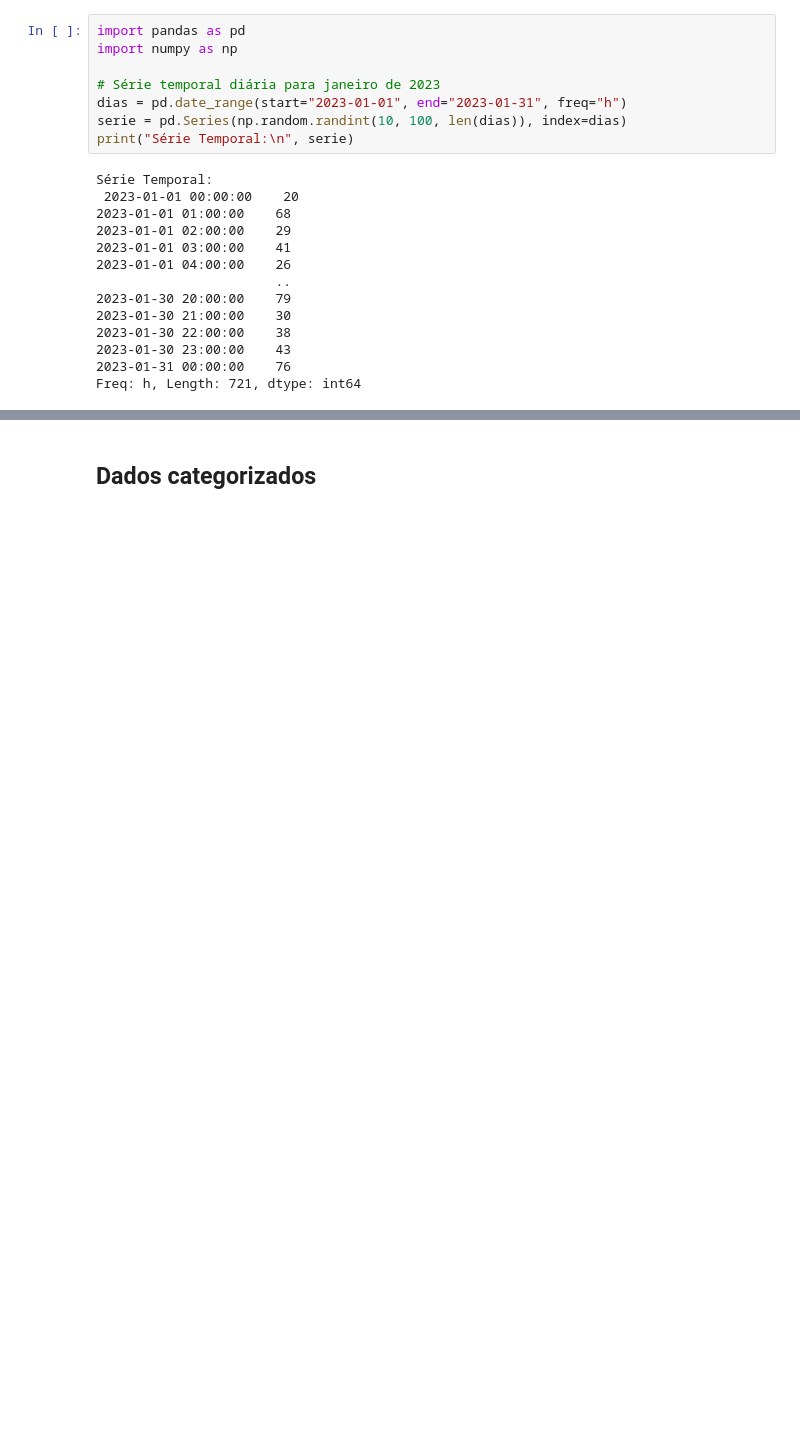
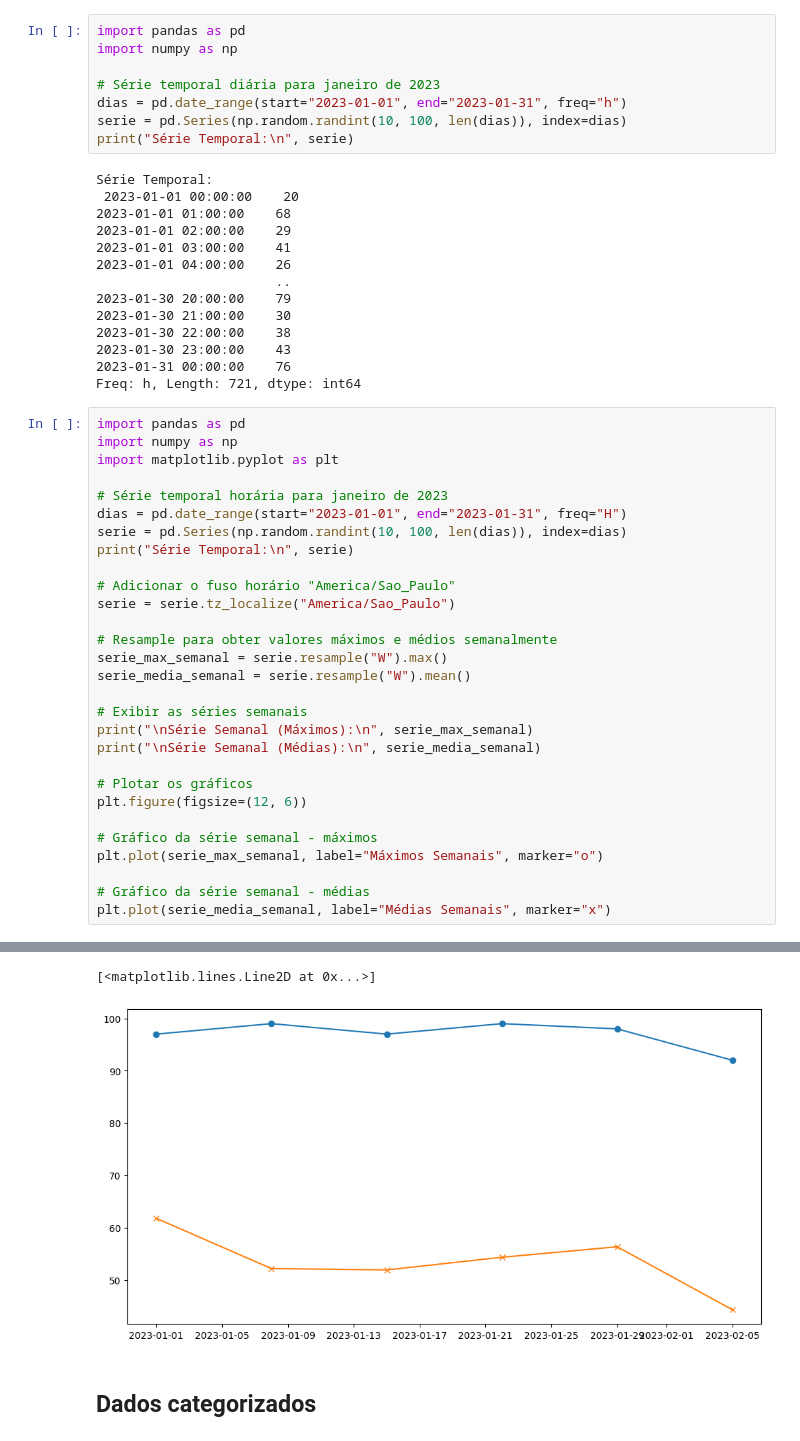
Before and after one commit to py211039054/CEE2, a Jupyter notebook: aulas.ipynb, the cells around one changed output, grey strips where cells are left out. Saved outputs shown, nothing was run; the diff lists cells and outputs as text; blank space fills up the shorter version.

Commit message:
02/12/2024-Dados categorizados e series temporais- exercicio 10 e 11

```diff
--- a/aulas.ipynb
+++ b/aulas.ipynb
@@ -3845,3 +3845,33 @@ Série Temporal:
 2023-01-30 23:00:00    43
 2023-01-31 00:00:00    76
 Freq: h, Length: 721, dtype: int64
+# %%
+import pandas as pd
+import numpy as np
+import matplotlib.pyplot as plt
+
+# Série temporal horária para janeiro de 2023
+dias = pd.date_range(start="2023-01-01", end="2023-01-31", freq="H")
+serie = pd.Series(np.random.randint(10, 100, len(dias)), index=dias)
+print("Série Temporal:\n", serie)
+
+# Adicionar o fuso horário "America/Sao_Paulo"
+serie = serie.tz_localize("America/Sao_Paulo")
+
+# Resample para obter valores máximos e médios semanalmente
+serie_max_semanal = serie.resample("W").max()
+serie_media_semanal = serie.resample("W").mean()
+
+# Exibir as séries semanais
+print("\nSérie Semanal (Máximos):\n", serie_max_semanal)
+print("\nSérie Semanal (Médias):\n", serie_media_semanal)
+
+# Plotar os gráficos
+plt.figure(figsize=(12, 6))
+
+# Gráfico da série semanal - máximos
+plt.plot(serie_max_semanal, label="Máximos Semanais", marker="o")
+
+# Gráfico da série semanal - médias
+plt.plot(serie_media_semanal, label="Médias Semanais", marker="x")
+# %% [output]
@@ -3848,3 +3895,5 @@ Freq: h, Length: 721, dtype: int64
+[<matplotlib.lines.Line2D at 0x...>]
+[figure, added]
 # %% [markdown]
 ## Dados categorizados
 # %% [markdown]
```
Also changed, not shown: parts of 2 cells of this notebook.
